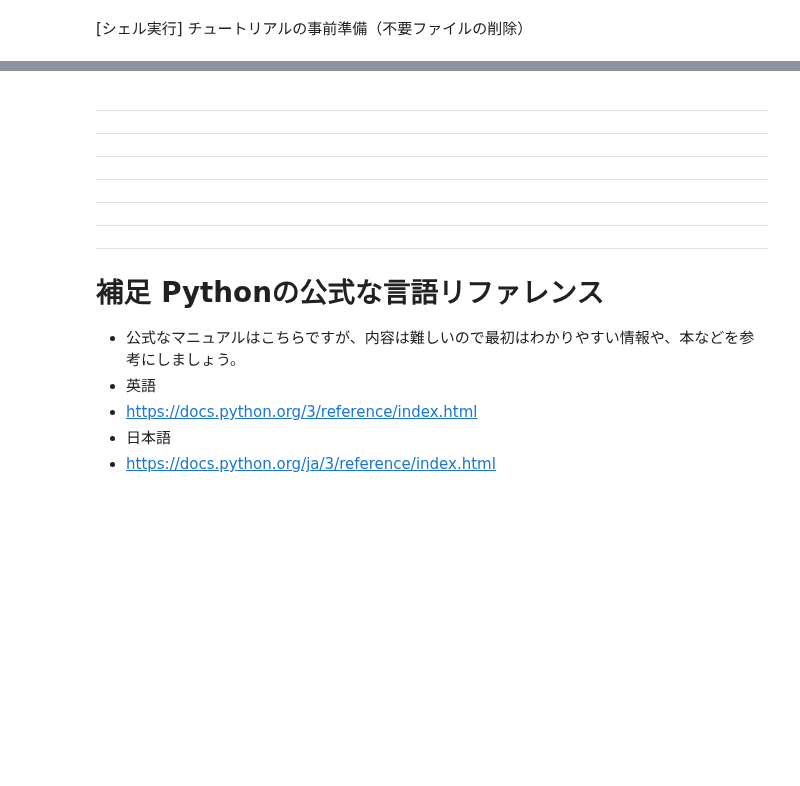
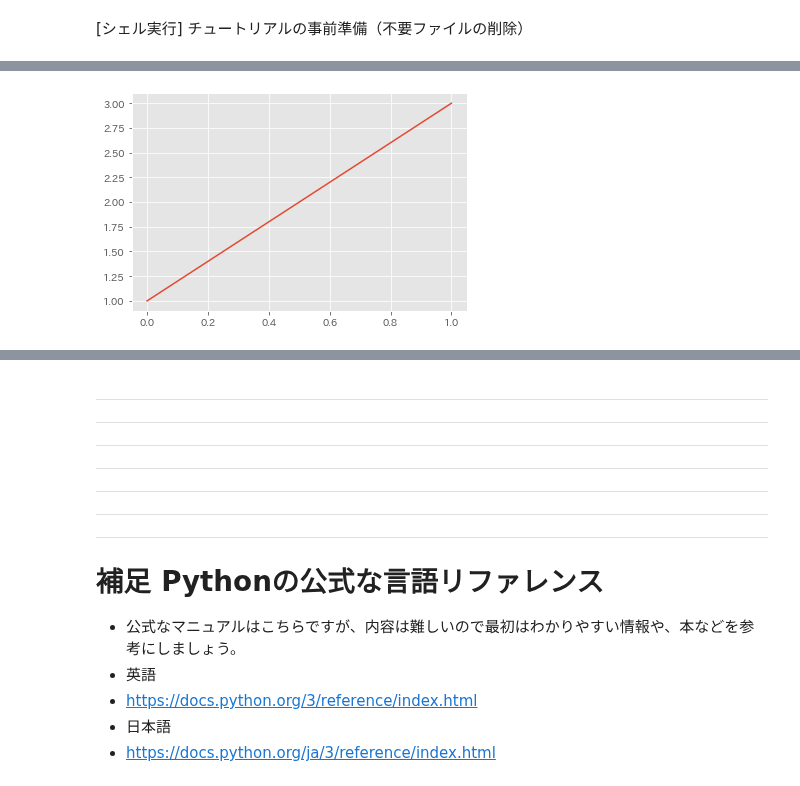
Before and after one commit to abenben/starproject-python, a Jupyter notebook: tutorial09.ipynb, the cells around one changed output, grey strips where cells are left out. Drawn from its saved outputs; the diff is of its cells as text; code cells hidden in the pictures; blank space fills up the shorter version.

```diff
--- a/tutorial09.ipynb
+++ b/tutorial09.ipynb
@@ -54,0 +66,8 @@ con=sqlite3.connect(dbname)
+# %%
+plt.style.use('ggplot')
+fig = plt.figure()
+ax = fig.add_subplot(111)
+ax.plot([1,3])
+plt.show()
+# %% [output]
+[figure, added]
```
Also changed, not shown: parts of 58 cells of this notebook.
